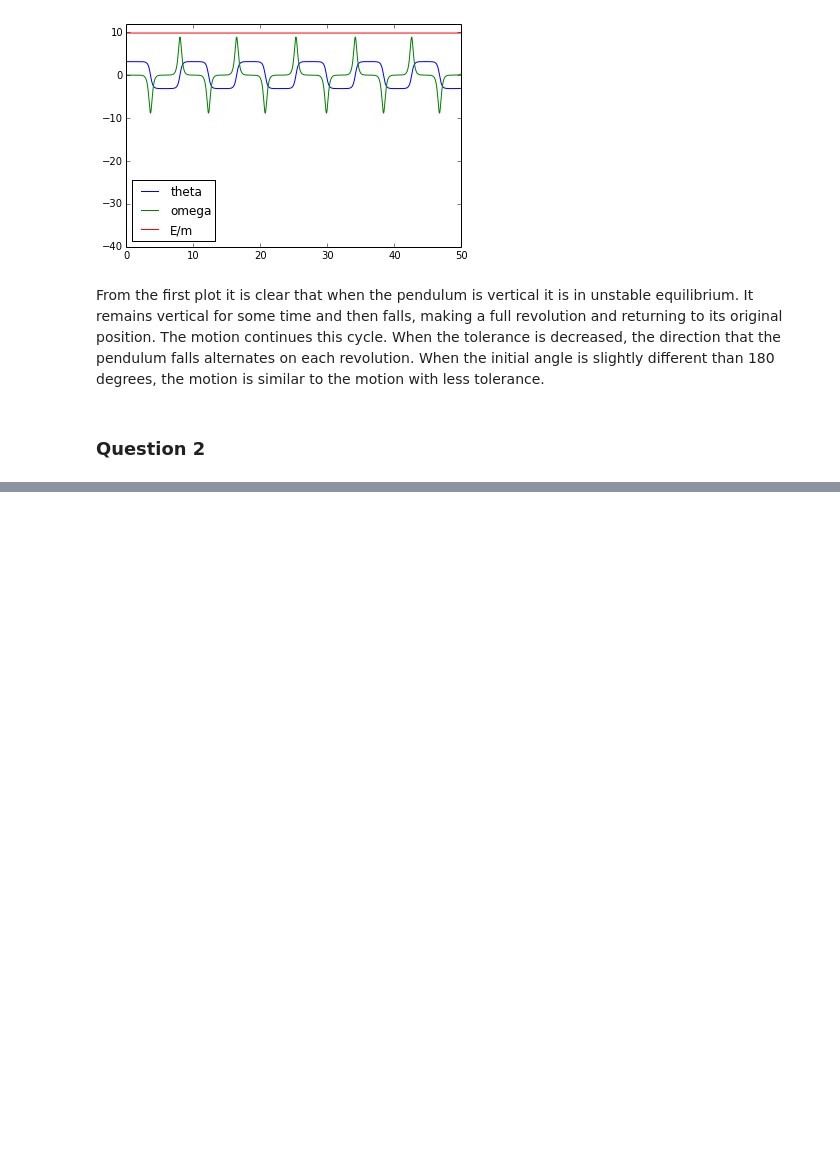
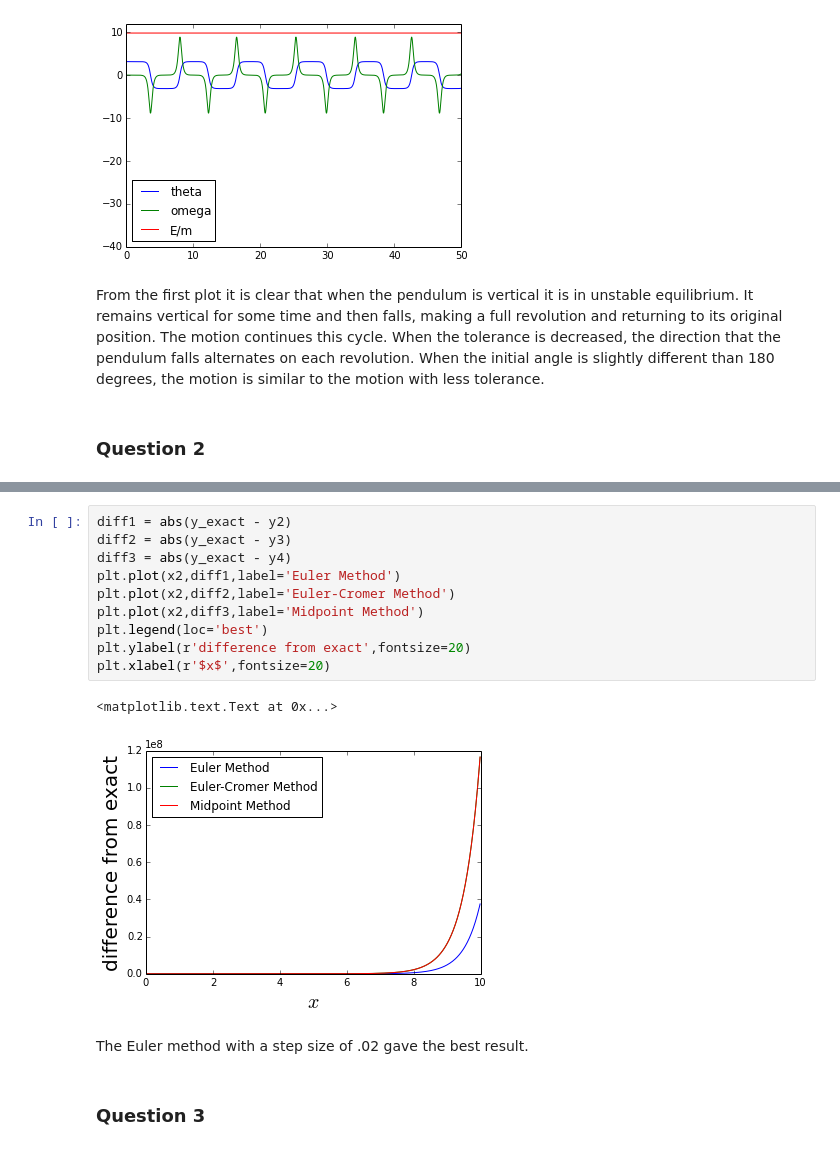
Before and after one commit to jparke08/PHYS202-S14, a Jupyter notebook: SciPy/ODEExercises.ipynb, the cells around one changed output, grey strips where cells are left out. Saved outputs shown, nothing was run; the diff lists cells and outputs as text; blank space fills up the shorter version.

```diff
--- a/SciPy/ODEExercises.ipynb
+++ b/SciPy/ODEExercises.ipynb
@@ -168,0 +327,17 @@ From the first plot it is clear that when the pendulum is vertical it is in unst
+# %%
+diff1 = abs(y_exact - y2)
+diff2 = abs(y_exact - y3)
+diff3 = abs(y_exact - y4)
+plt.plot(x2,diff1,label='Euler Method')
+plt.plot(x2,diff2,label='Euler-Cromer Method')
+plt.plot(x2,diff3,label='Midpoint Method')
+plt.legend(loc='best')
+plt.ylabel(r'difference from exact',fontsize=20)
+plt.xlabel(r'$x$',fontsize=20)
+# %% [output]
+<matplotlib.text.Text at 0x...>
+[figure, added]
+# %% [markdown]
+The Euler method with a step size of .02 gave the best result.
+# %% [markdown]
+### Question 3
```
Also changed, not shown: parts of 15 cells of this notebook, 1 other file.
